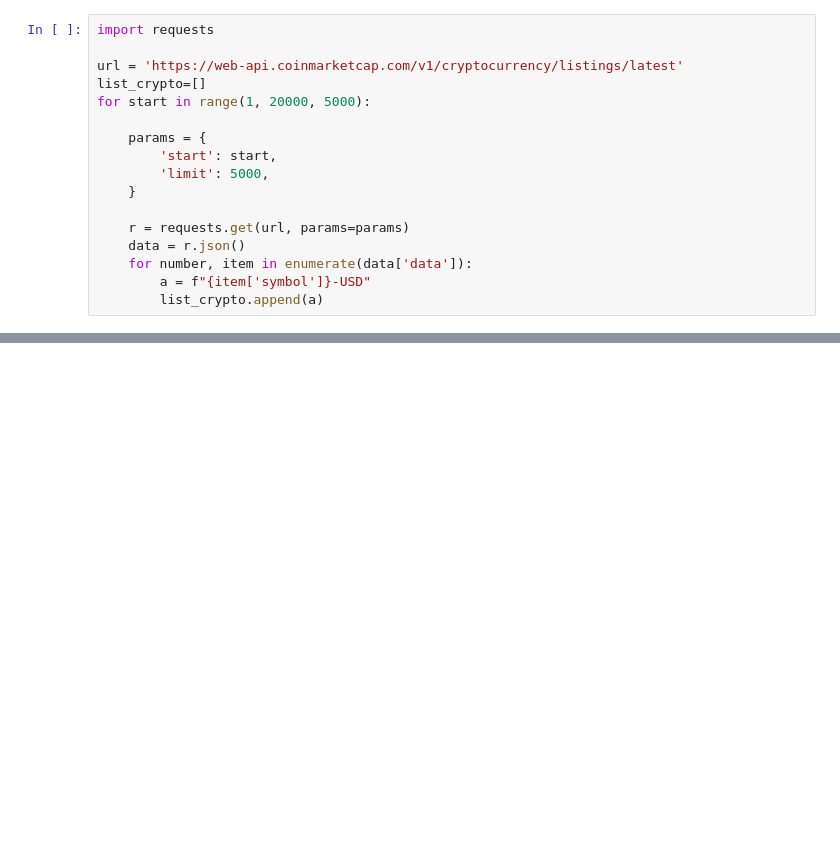
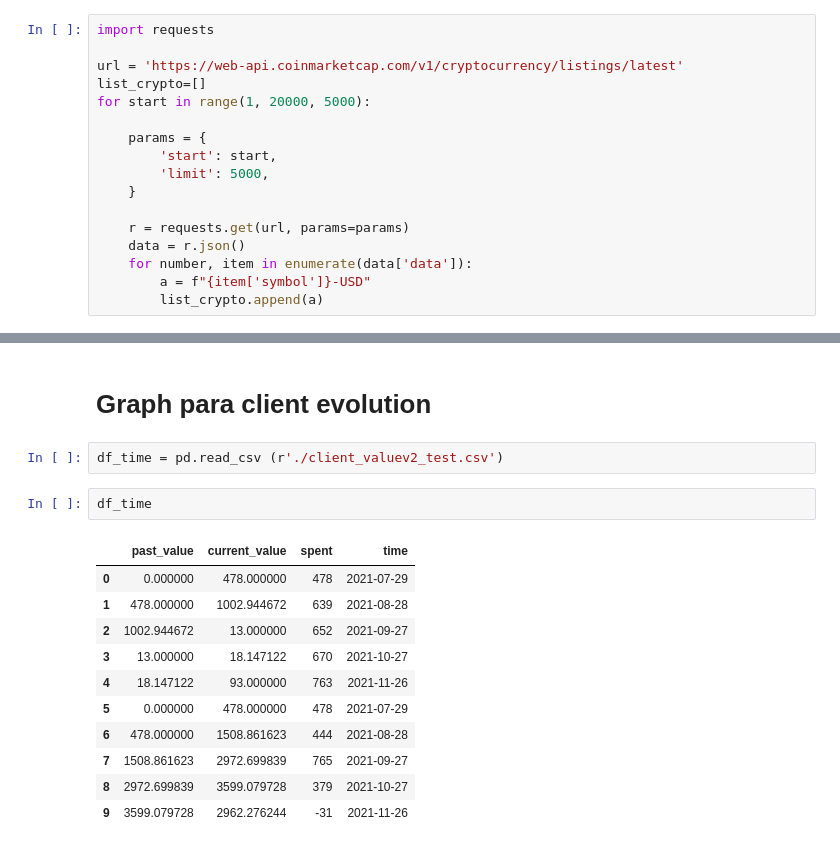
Before and after one commit to diogobulhosa/BC5, a Jupyter notebook: NB_testing.ipynb, the cells around one changed output, grey strips where cells are left out. Cells and saved outputs as stored; diff of their text form; blank space fills up the shorter version.

```diff
--- a/NB_testing.ipynb
+++ b/NB_testing.ipynb
@@ -411 +413,19 @@ list_crypto
  ...]
+# %% [markdown]
+# Graph para client evolution
+# %%
+df_time = pd.read_csv (r'./client_valuev2_test.csv')
+# %%
+df_time
+# %% [output]
+|  | past_value | current_value | spent | time |
+| 0 | 0.000000 | 478.000000 | 478 | 2021-07-29 |
+| 1 | 478.000000 | 1002.944672 | 639 | 2021-08-28 |
+| 2 | 1002.944672 | 13.000000 | 652 | 2021-09-27 |
+| 3 | 13.000000 | 18.147122 | 670 | 2021-10-27 |
+| 4 | 18.147122 | 93.000000 | 763 | 2021-11-26 |
+| 5 | 0.000000 | 478.000000 | 478 | 2021-07-29 |
+| 6 | 478.000000 | 1508.861623 | 444 | 2021-08-28 |
+| 7 | 1508.861623 | 2972.699839 | 765 | 2021-09-27 |
+| 8 | 2972.699839 | 3599.079728 | 379 | 2021-10-27 |
+| 9 | 3599.079728 | 2962.276244 | -31 | 2021-11-26 |
```
Also changed, not shown: parts of 8 cells of this notebook, 8 other files.
